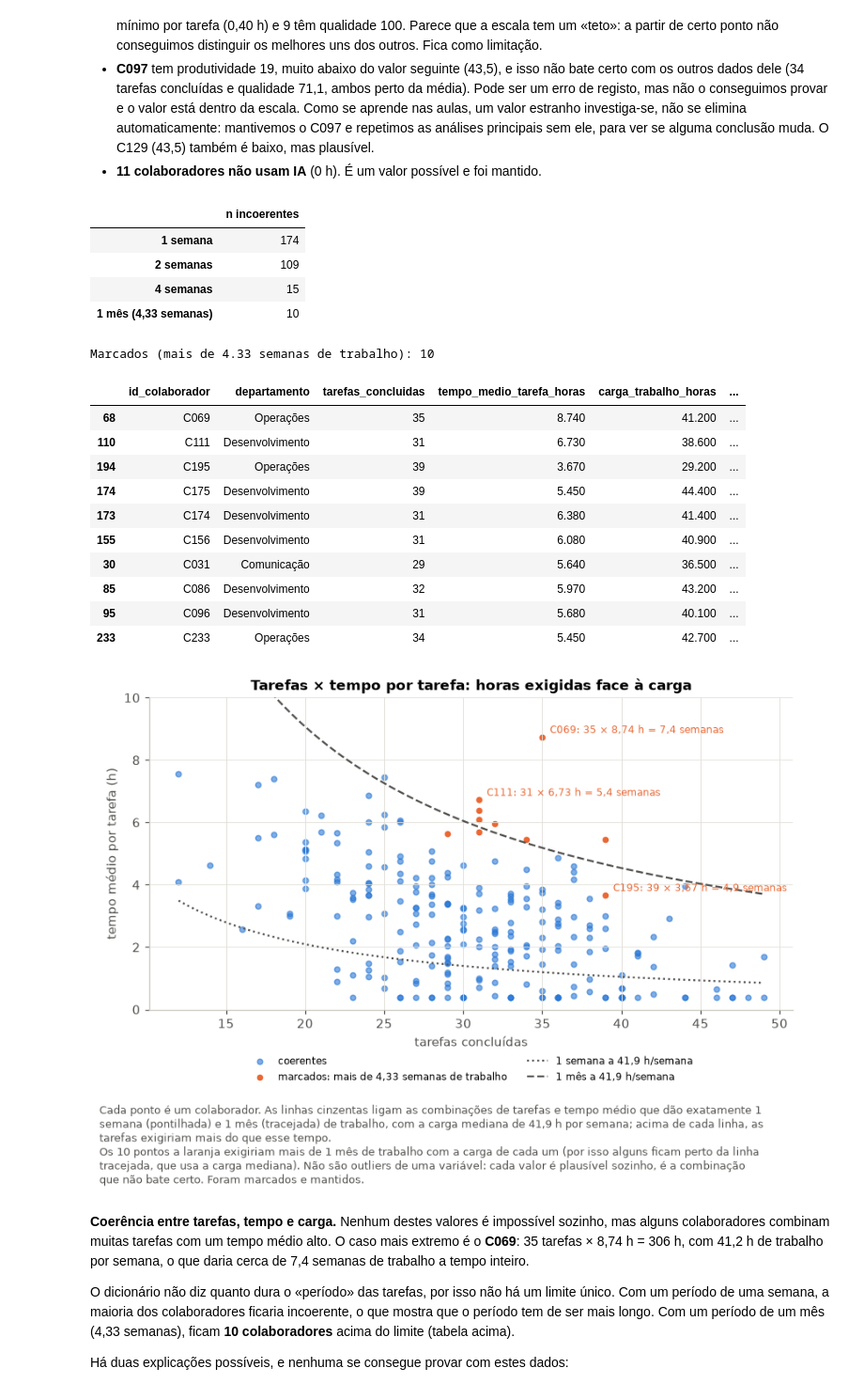
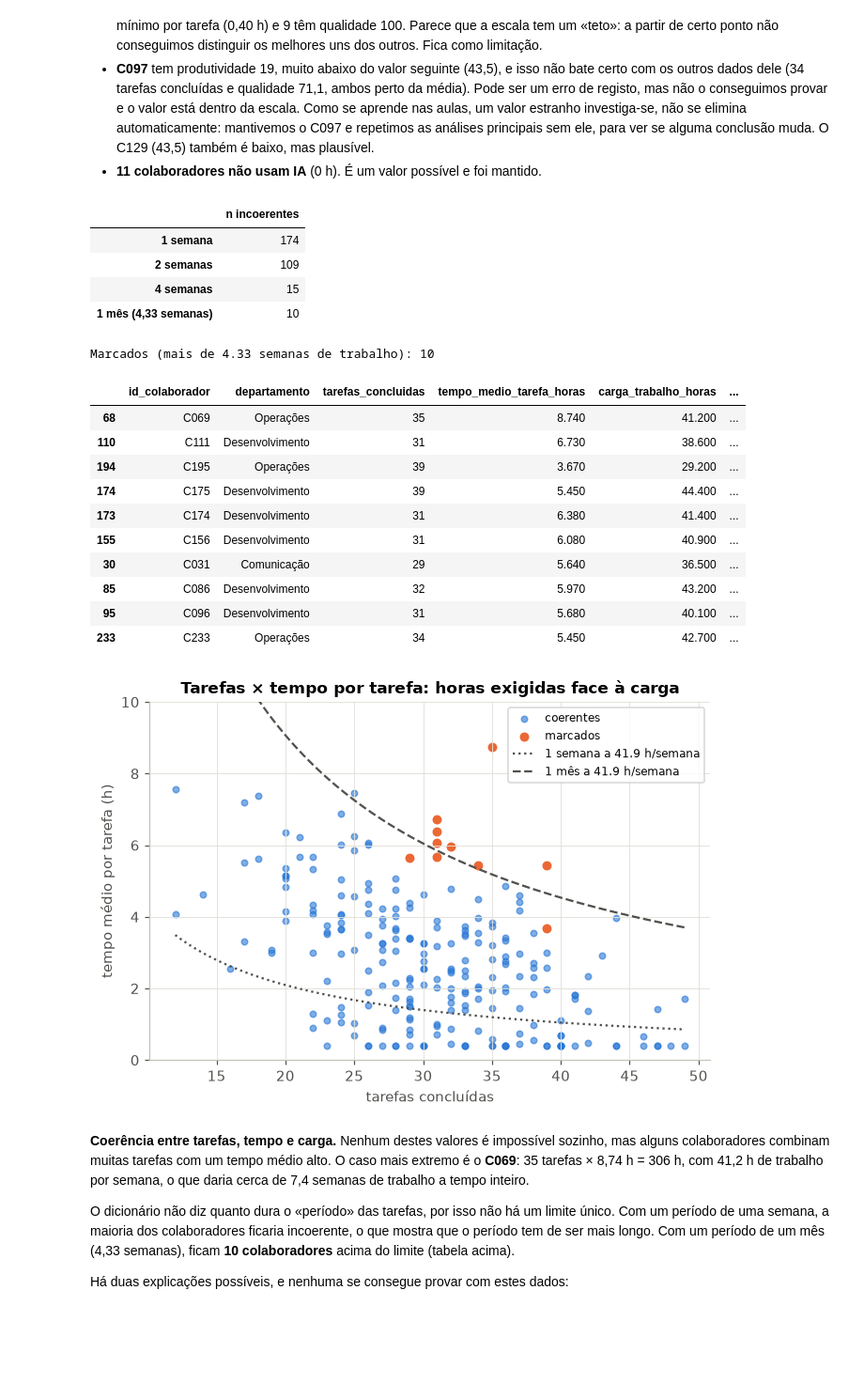
Before and after one commit to gcoutinho-ipca/tp1-mepa-ia-produtividade, a Jupyter notebook: TP1_MEPA_IA_Produtividade.ipynb, the cells around one changed output. Shown at 94% size. Cells and saved outputs as stored; diff of their text form; code cells hidden in the pictures; blank space fills up the shorter version.

```diff
--- a/TP1_MEPA_IA_Produtividade.ipynb
+++ b/TP1_MEPA_IA_Produtividade.ipynb
@@ -433,51 +389,38 @@ display(df.loc[df.flag_incoerente, ["id_colaborador", "departamento", "tarefas_c
         .sort_values("semanas_necessarias", ascending=False))
 
 # Gráfico: tarefas × tempo por tarefa, com as isolinhas de 1 semana e de 1 mês à carga mediana
-fig, ax = plt.subplots(figsize=(8, 4.8))
+fig, ax = plt.subplots(figsize=(7, 4.5))
 ok = df[~df.flag_incoerente]; mau = df[df.flag_incoerente]
 ax.scatter(ok.tarefas_concluidas, ok.tempo_medio_tarefa_horas, color=AZUL, alpha=0.6, s=18, label="coerentes")
-ax.scatter(mau.tarefas_concluidas, mau.tempo_medio_tarefa_horas, color=LARANJA, s=36, edgecolor="white",
-           label=f"marcados: mais de {fpt(LIMITE_SEMANAS, 2)} semanas de trabalho")
+ax.scatter(mau.tarefas_concluidas, mau.tempo_medio_tarefa_horas, color=LARANJA, s=30, label="marcados")
 x = np.linspace(df.tarefas_concluidas.min(), df.tarefas_concluidas.max(), 100)
 carga = df.carga_trabalho_horas.median()
 for sem, estilo, nome in [(1, ":", "1 semana"), (LIMITE_SEMANAS, "--", "1 mês")]:
-    ax.plot(x, sem * carga / x, color=CINZA_TXT, linestyle=estilo, label=f"{nome} a {fpt(carga)} h/semana")
-# os três casos mais extremos, com a conta que os torna incoerentes
-for _, r in mau.nlargest(3, "semanas_necessarias").iterrows():
-    ax.annotate(f"{r.id_colaborador}: {r.tarefas_concluidas} × {fpt(r.tempo_medio_tarefa_horas, 2)} h = "
-                f"{fpt(r.semanas_necessarias)} semanas", (r.tarefas_concluidas, r.tempo_medio_tarefa_horas),
-                xytext=(6, 3), textcoords="offset points", fontsize=8, color=LARANJA)
+    ax.plot(x, sem * carga / x, color=CINZA_TXT, linestyle=estilo, label=f"{nome} a {carga:.1f} h/semana")
 ax.set(xlabel="tarefas concluídas", ylabel="tempo médio por tarefa (h)", ylim=(0, 10),
        title="Tarefas × tempo por tarefa: horas exigidas face à carga")
-ax.legend(fontsize=8, frameon=False, loc="upper center", bbox_to_anchor=(0.5, -0.12), ncol=2)
-plt.tight_layout()
-nota(fig, f"Cada ponto é um colaborador. As linhas cinzentas ligam as combinações de tarefas e tempo médio que dão "
-          f"exatamente 1 semana (pontilhada) e 1 mês (tracejada) de trabalho, com a carga mediana de {fpt(carga)} h por "
-          f"semana; acima de cada linha, as tarefas exigiriam mais do que esse tempo.\n"
-          f"Os {len(mau)} pontos a laranja exigiriam mais de 1 mês de trabalho com a carga de cada um (por isso alguns ficam "
-          f"perto da linha tracejada, que usa a carga mediana). Não são outliers de uma variável: cada valor é plausível "
-          f"sozinho, é a combinação que não bate certo. Foram marcados e mantidos.")
+ax.legend(fontsize=8)
 guardar(fig, "fig_1_5d_coerencia_tarefas")
 plt.show()
 # %% [output]
 |  | n incoerentes |
 | 1 semana | 174 |
 | 2 semanas | 109 |
 | 4 semanas | 15 |
 | 1 mês (4,33 semanas) | 10 |
 Marcados (mais de 4.33 semanas de trabalho): 10
 |  | id_colaborador | departamento | tarefas_concluidas | tempo_medio_tarefa_horas | carga_trabalho_horas | ... |
 | 68 | C069 | Operações | 35 | 8.740 | 41.200 | ... |
 | 110 | C111 | Desenvolvimento | 31 | 6.730 | 38.600 | ... |
 | 194 | C195 | Operações | 39 | 3.670 | 29.200 | ... |
 | 174 | C175 | Desenvolvimento | 39 | 5.450 | 44.400 | ... |
 | 173 | C174 | Desenvolvimento | 31 | 6.380 | 41.400 | ... |
 | 155 | C156 | Desenvolvimento | 31 | 6.080 | 40.900 | ... |
 | 30 | C031 | Comunicação | 29 | 5.640 | 36.500 | ... |
 | 85 | C086 | Desenvolvimento | 32 | 5.970 | 43.200 | ... |
 | 95 | C096 | Desenvolvimento | 31 | 5.680 | 40.100 | ... |
 | 233 | C233 | Operações | 34 | 5.450 | 42.700 | ... |
-[figure, old version]
+[figure, new version]
 # %% [markdown]
 **Coerência entre tarefas, tempo e carga.** Nenhum destes valores é impossível sozinho, mas alguns colaboradores combinam muitas tarefas com um tempo médio alto. O caso mais extremo é o **C069**: 35 tarefas × 8,74 h = 306 h, com 41,2 h de trabalho por semana, o que daria cerca de 7,4 semanas de trabalho a tempo inteiro.
 
```
Also changed, not shown: parts of 28 cells of this notebook.
